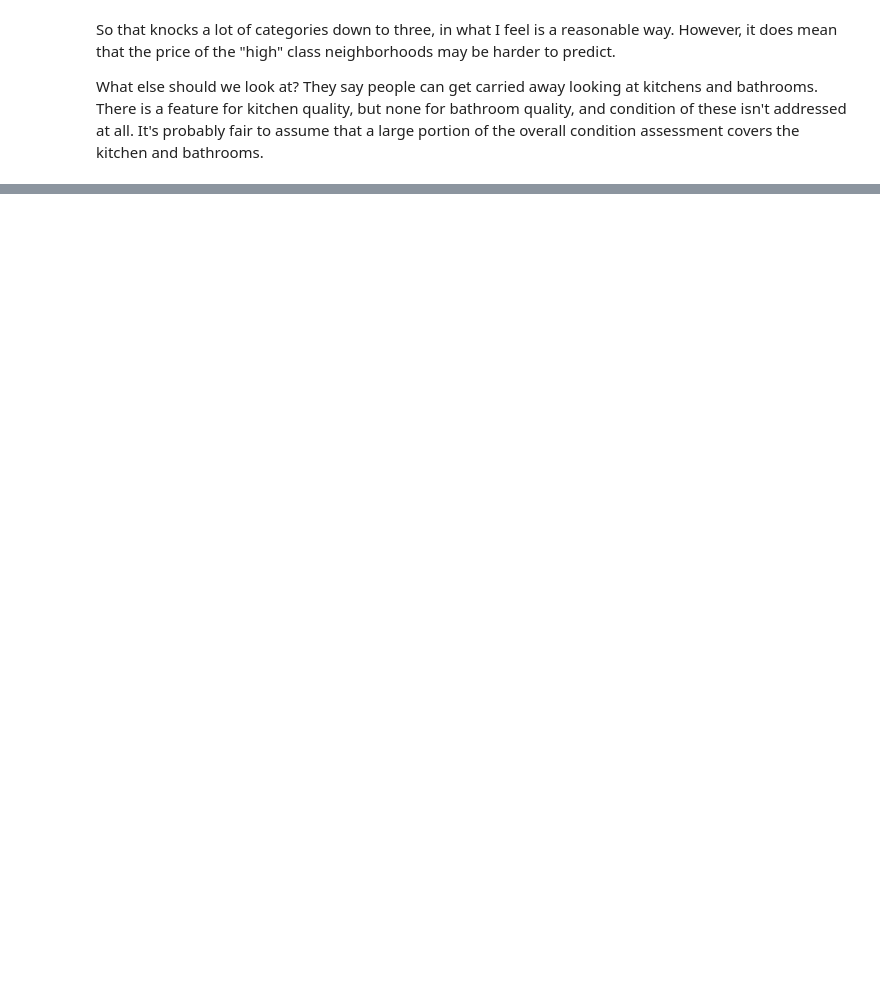
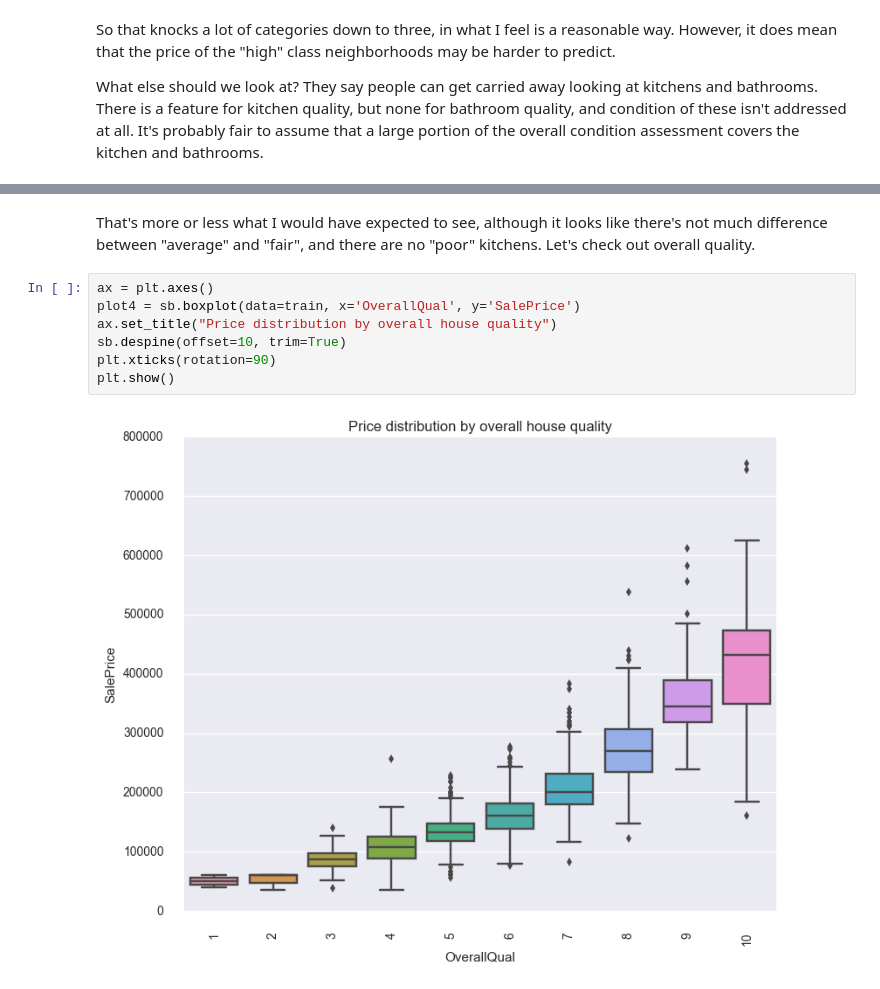
Before and after one commit to jdunavin/Homes, a Jupyter notebook: Ames IA home prices.ipynb, the cells around one changed output, grey strips where cells are left out. Cells and saved outputs as stored; diff of their text form; blank space fills up the shorter version.

```diff
--- a/Ames IA home prices.ipynb
+++ b/Ames IA home prices.ipynb
@@ -126,0 +136,11 @@ What else should we look at? They say people can get carried away looking at kit
+# %% [markdown]
+That's more or less what I would have expected to see, although it looks like there's not much difference between "average" and "fair", and there are no "poor" kitchens. Let's check out overall quality.
+# %%
+ax = plt.axes()
+plot4 = sb.boxplot(data=train, x='OverallQual', y='SalePrice')
+ax.set_title("Price distribution by overall house quality")
+sb.despine(offset=10, trim=True)
+plt.xticks(rotation=90)
+plt.show()
+# %% [output]
+[figure, added]
```
Also changed, not shown: parts of 12 cells of this notebook.
